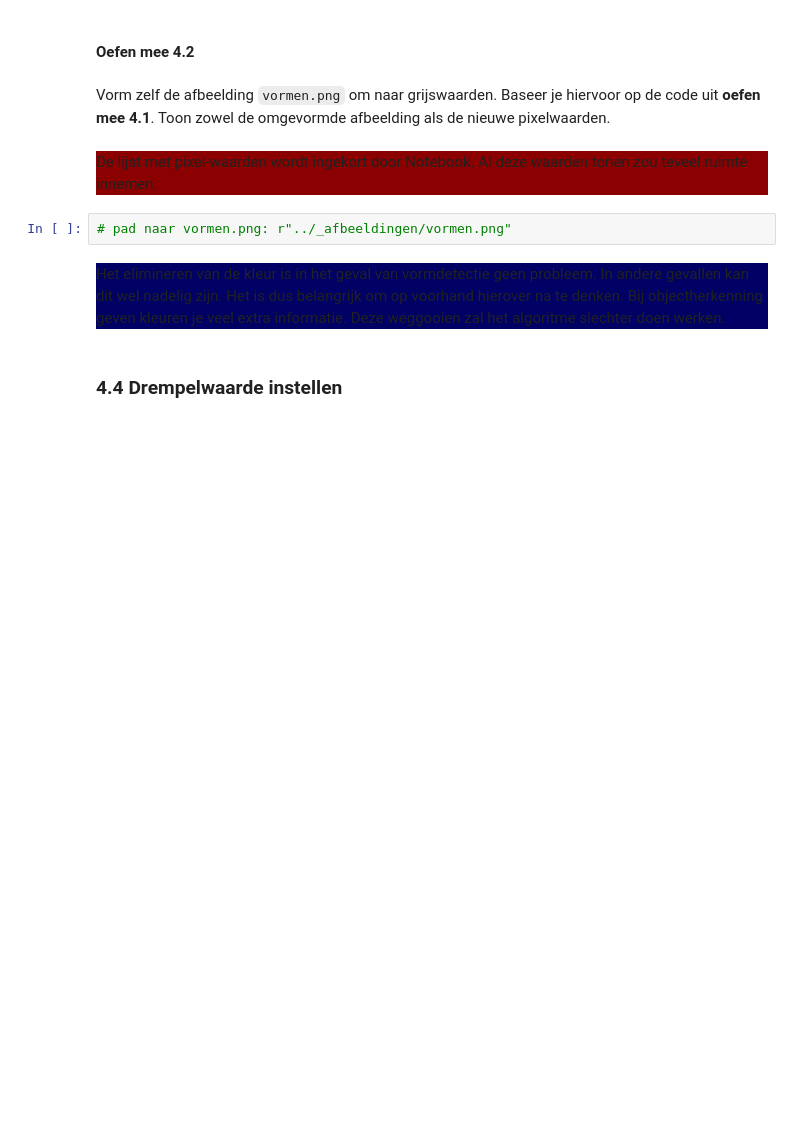
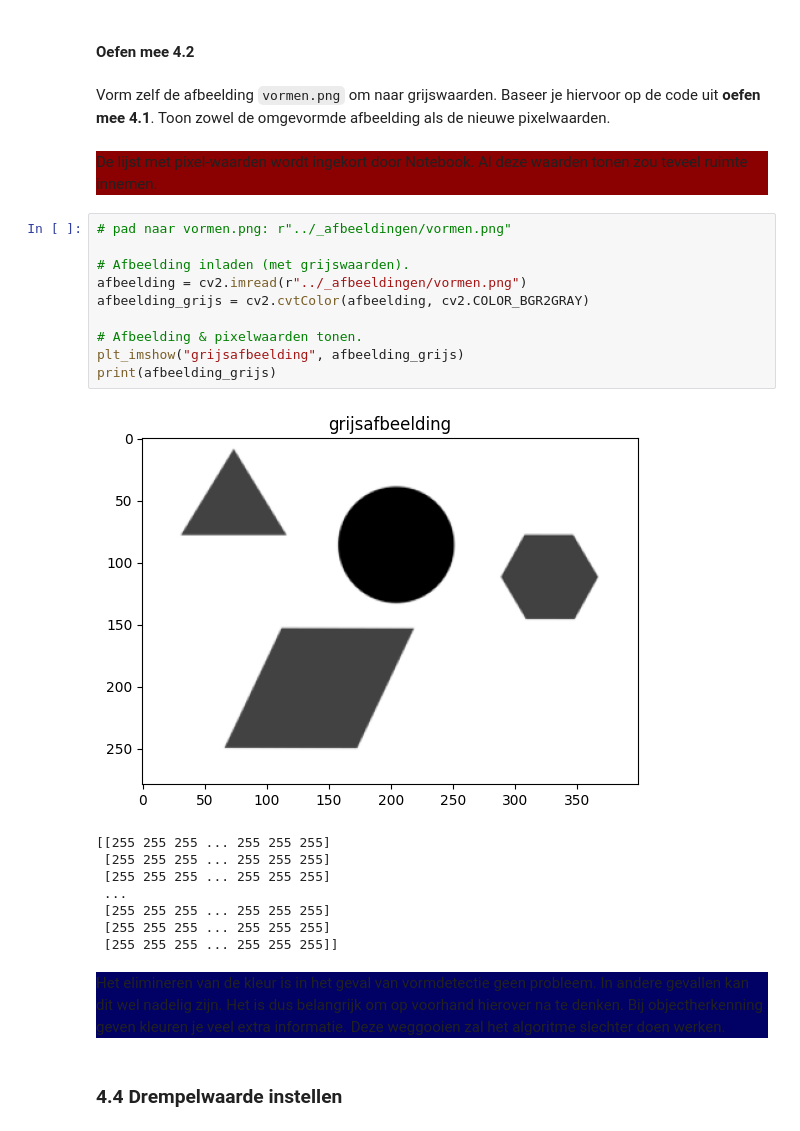
Before and after one commit to laurensjoosten/6ICT_PROG_2025_2026, a Jupyter notebook: hfst_5 AI/objectdetectie/1_vormdetectie.ipynb, the cells around one changed output. Saved outputs shown, nothing was run; the diff lists cells and outputs as text; blank space fills up the shorter version.

```diff
--- a/hfst_5 AI/objectdetectie/1_vormdetectie.ipynb
+++ b/hfst_5 AI/objectdetectie/1_vormdetectie.ipynb
@@ -225,6 +286,23 @@ De lijst met pixel-waarden wordt ingekort door Notebook. Al deze waarden tonen z
 </div>
 # %%
 # pad naar vormen.png: r"../_afbeeldingen/vormen.png"
+
+# Afbeelding inladen (met grijswaarden).
+afbeelding = cv2.imread(r"../_afbeeldingen/vormen.png")
+afbeelding_grijs = cv2.cvtColor(afbeelding, cv2.COLOR_BGR2GRAY)
+
+# Afbeelding & pixelwaarden tonen.
+plt_imshow("grijsafbeelding", afbeelding_grijs)
+print(afbeelding_grijs)
+# %% [output]
+[figure, added]
+[[255 255 255 ... 255 255 255]
+ [255 255 255 ... 255 255 255]
+ [255 255 255 ... 255 255 255]
+ ...
+ [255 255 255 ... 255 255 255]
+ [255 255 255 ... 255 255 255]
+ [255 255 255 ... 255 255 255]]
 # %% [markdown]
 <div style="background-color:#000065">
 Het elimineren van de kleur is in het geval van vormdetectie geen probleem. In andere gevallen kan dit wel nadelig zijn. Het is dus belangrijk om op voorhand hierover na te denken. Bij objectherkenning geven kleuren je veel extra informatie. Deze weggooien zal het algoritme slechter doen werken.
```
Also changed, not shown: parts of 18 cells of this notebook, 19 other files.
